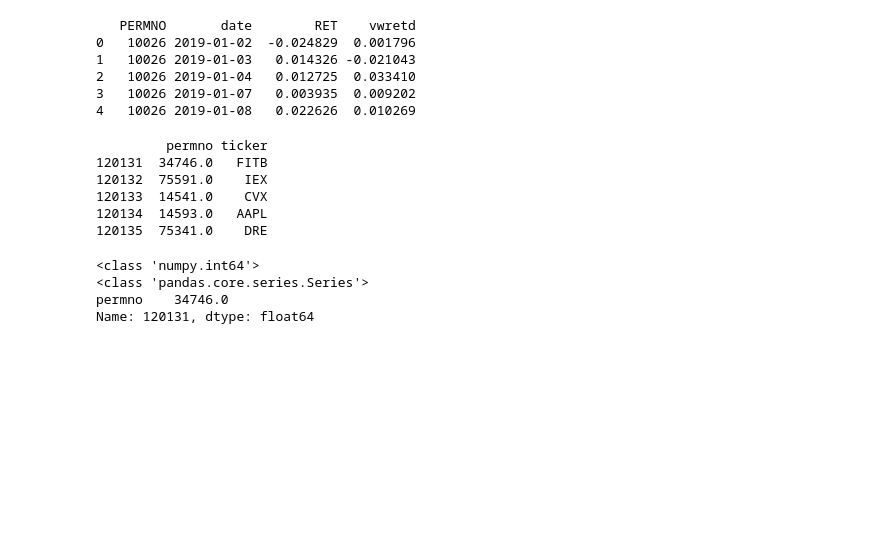
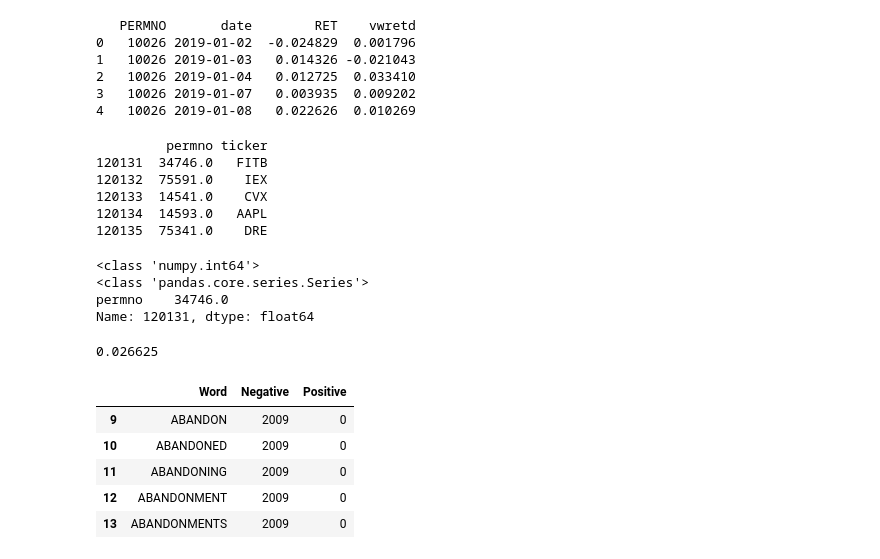
Before and after one commit to Denisfench/10k-sentiment-analysis, a Jupyter notebook: 10K-sentiment-analysis-final.ipynb, the cells around one changed output. Cells and saved outputs as stored; diff of their text form; code cells hidden in the pictures; blank space fills up the shorter version.

Commit message:
adding dictionary construction function

```diff
--- a/10K-sentiment-analysis-final.ipynb
+++ b/10K-sentiment-analysis-final.ipynb
@@ -608,0 +615,32 @@ def get_excess_return(crsp_dataframe, permno, date):
+# %%
+# TEST CODE
+excess_return_test = get_excess_return(crsp_df, 10026, "2019-01-02")
+print(excess_return_test)
+# %% [output]
+0.026625
+# %%
+# this function constructs a sentiment dictionary based on the Loughran
+# McDonald and Harvard dictionaries
+DICTIONARY_DIR = "dictionaries/"
+
+def construct_sentiment_dict(base_dict="Loughran"):
+    if base_dict == "Loughran":
+        df = pd.read_csv(DICTIONARY_DIR +
+                         "Loughran-McDonald_MasterDictionary_1993-2021.csv",
+                         header=0, usecols=['Word', 'Negative', 'Positive'])
+    else:
+        df = pd.read_csv(DICTIONARY_DIR + "Harvard.csv", header=0, usecols=['Word', 'Negative', 'Positive'])
+
+    df = df[(df['Negative'] != 0) | (df['Positive'] != 0)]
+    return df
+# %%
+# TEST CODE
+df = construct_sentiment_dict()
+df.head()
+# %% [output]
+|  | Word | Negative | Positive |
+| 9 | ABANDON | 2009 | 0 |
+| 10 | ABANDONED | 2009 | 0 |
+| 11 | ABANDONING | 2009 | 0 |
+| 12 | ABANDONMENT | 2009 | 0 |
+| 13 | ABANDONMENTS | 2009 | 0 |
```
Also changed, not shown: parts of 2 cells of this notebook.
